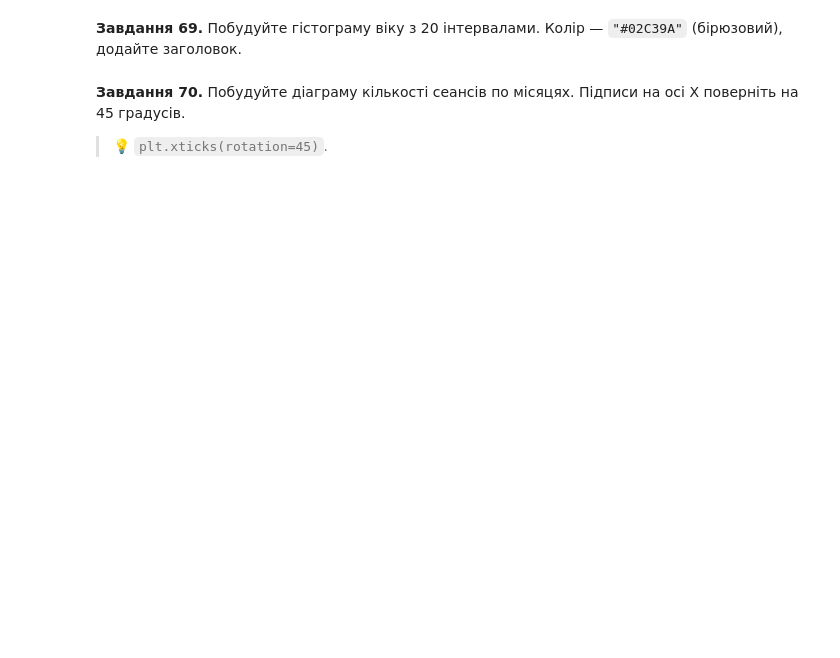
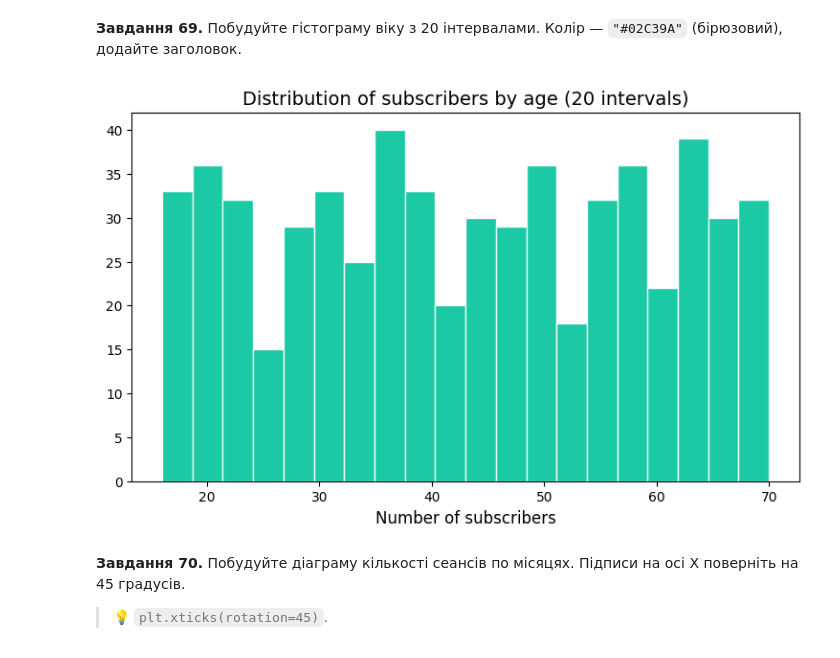
Before and after one commit to NatalieAleksandrova2026/DTA_2026, a Jupyter notebook: Homework/pandas_viz_practice.ipynb, the cells around one changed output. Saved outputs shown, nothing was run; the diff lists cells and outputs as text; code cells hidden in the pictures; blank space fills up the shorter version.

```diff
--- a/Homework/pandas_viz_practice.ipynb
+++ b/Homework/pandas_viz_practice.ipynb
@@ -1313,3 +1322,15 @@ plt.show()
+# %%
+# Завдання 69:
+plt.figure(figsize=(9,5))
+plt.hist(subs['age'], bins=20, color='#02C39A', edgecolor='white', alpha=0.9)
+
+plt.title('Distribution of subscribers by age (20 intervals)', fontsize=14)
+plt.xlabel('Age (years)', fontsize=12)
+plt.xlabel('Number of subscribers', fontsize=12)
+
+plt.show()
+# %% [output]
+[figure, added]
 # %% [markdown]
 **Завдання 70.** Побудуйте діаграму кількості сеансів по місяцях. Підписи на осі X поверніть на 45 градусів.
 
```
Also changed, not shown: parts of 5 cells of this notebook.
